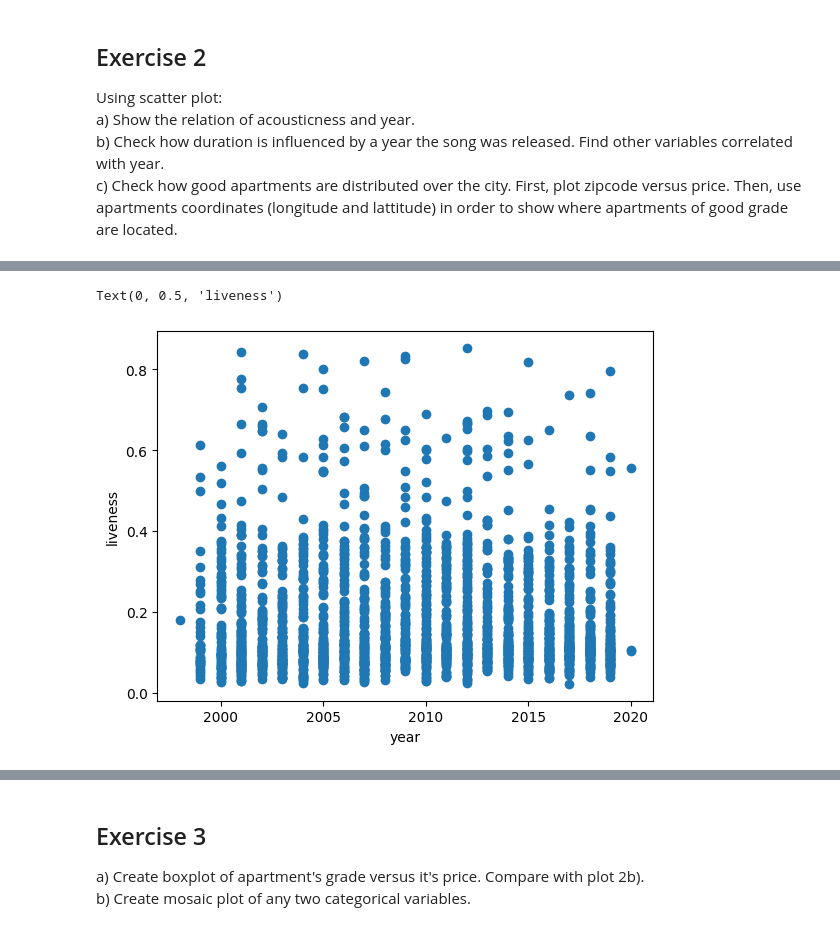
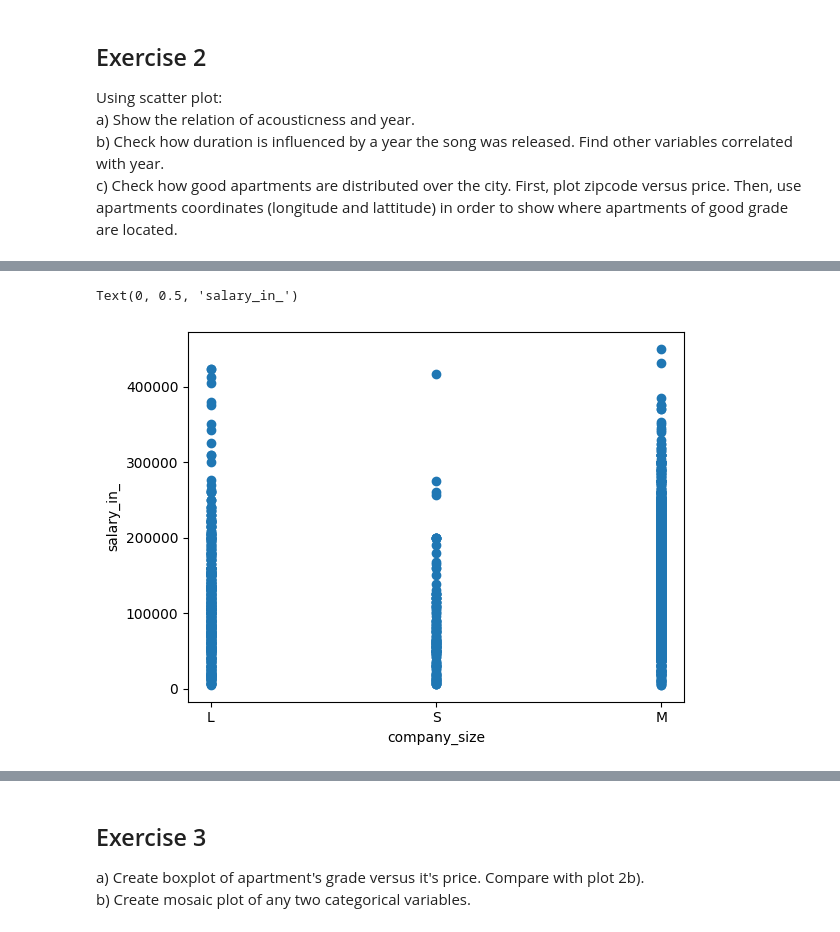
Before and after one commit to qojigedou/data_science, a Jupyter notebook: Optional_assignment_1_with_code.ipynb, the cells around one changed output, grey strips where cells are left out. Drawn from its saved outputs; the diff is of its cells as text; code cells hidden in the pictures.

```diff
--- a/Optional_assignment_1_with_code.ipynb
+++ b/Optional_assignment_1_with_code.ipynb
@@ -81,10 +127,9 @@ Text(0, 0.5, 'remote_ratio')
 # %%
-#b)
+#c)
 #Your code:
-
-plt.scatter(df['year'], df['liveness'])
-plt.xlabel('year')
-plt.ylabel('liveness')
+plt.scatter(df['company_size'], df['salary_in_usd'])
+plt.xlabel("company_size")
+plt.ylabel("salary_in_")
 # %% [output]
-Text(0, 0.5, 'liveness')
+Text(0, 0.5, 'salary_in_')
-[figure, old version]
+[figure, new version]
```
Also changed, not shown: parts of 13 cells of this notebook.
